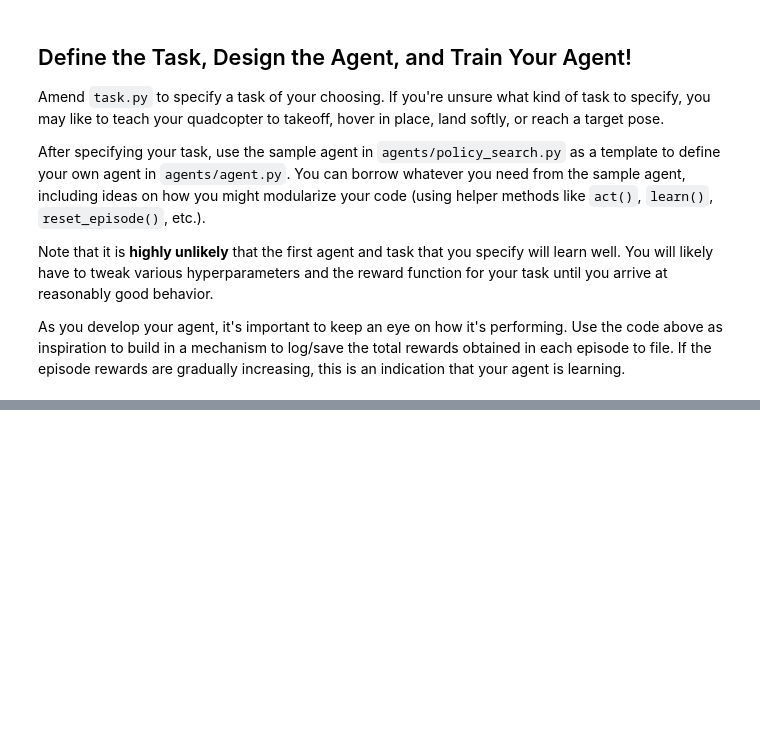
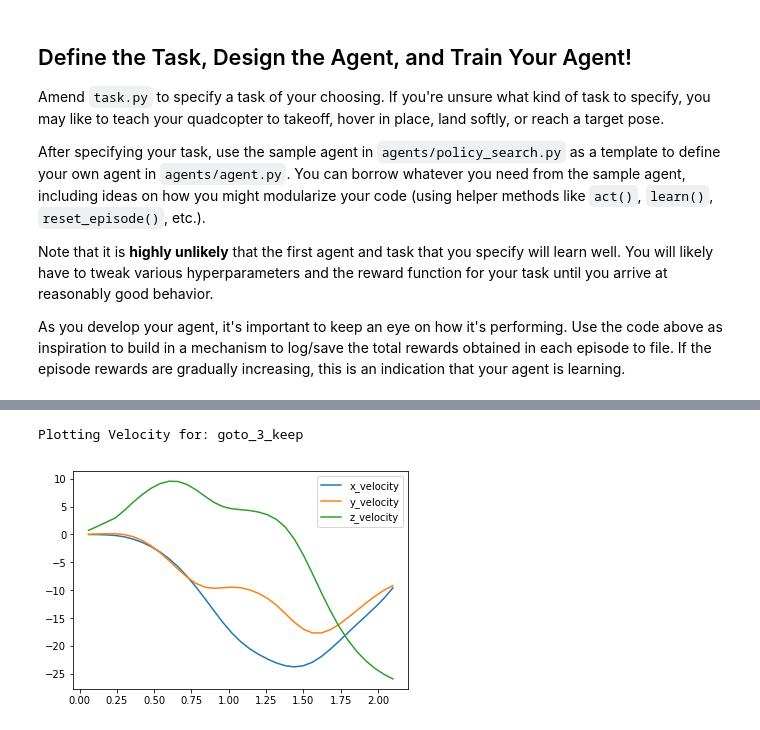
Before and after one commit to rezabase/DLND_DDPG_Quadcopter, a Jupyter notebook: Quadcopter_Project.ipynb, the cells around one changed output, grey strips where cells are left out. Saved outputs shown, nothing was run; the diff lists cells and outputs as text; code cells hidden in the pictures; blank space fills up the shorter version.

```diff
--- a/Quadcopter_Project.ipynb
+++ b/Quadcopter_Project.ipynb
@@ -302,0 +434,5 @@ _ = plt.ylim()
+# %%
+goto_test3.plot_velocity()
+# %% [output]
+Plotting Velocity for: goto_3_keep
+[figure, added]
```
Also changed, not shown: parts of 40 cells of this notebook, 14 other files.
